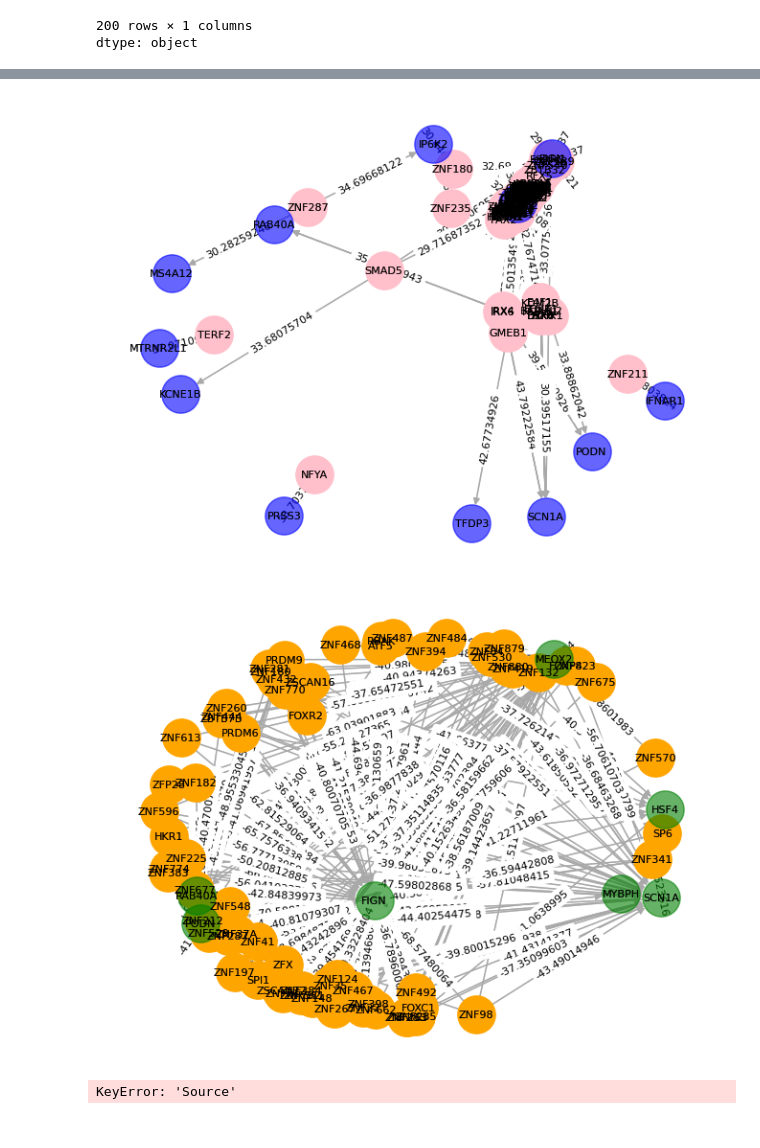
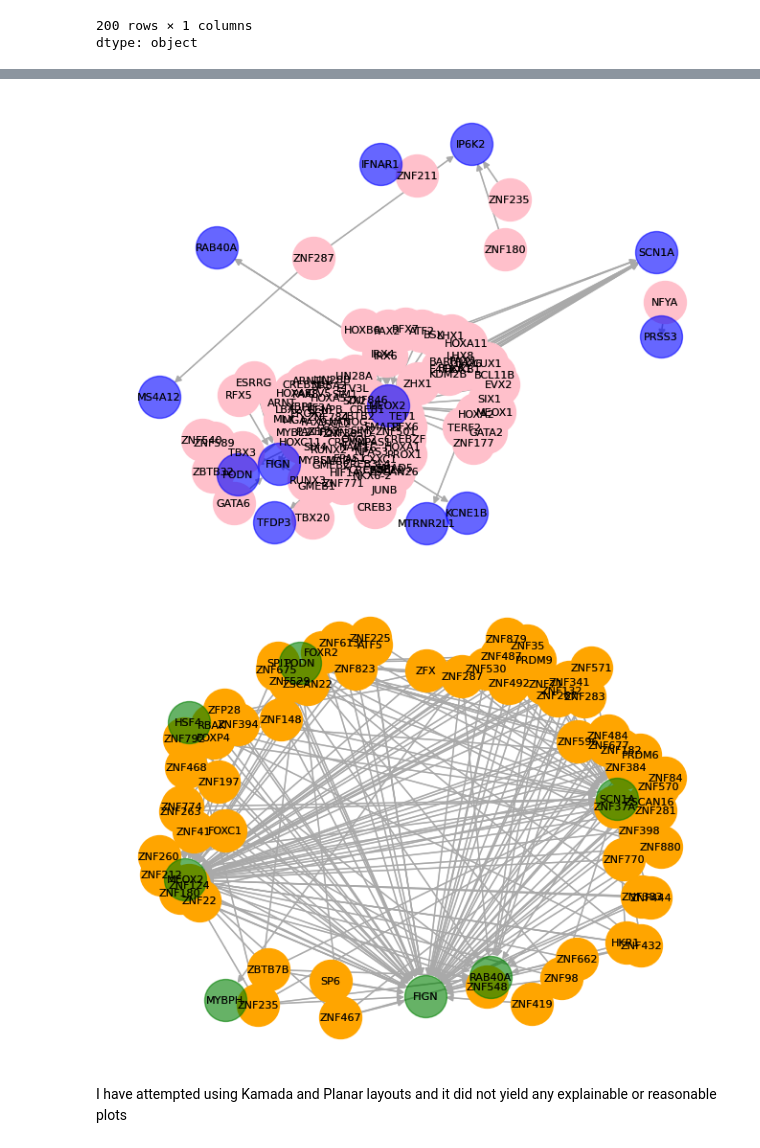
Before and after one commit to Guliko24/NetZoo_network, a Jupyter notebook: GRN_7.ipynb, the cells around one changed output, grey strips where cells are left out. Drawn from its saved outputs; the diff is of its cells as text; code cells hidden in the pictures.

```diff
--- a/GRN_7.ipynb
+++ b/GRN_7.ipynb
@@ -451,39 +451,39 @@ plt.show()
 import matplotlib.pyplot as plt
 import networkx as nx
 import pandas as pd
 
 # Example dataframes (replace these with your actual data)
 # top_200_positive_df = pd.DataFrame({'Source': ..., 'Target': ..., 'Edge weight': ...})
 # top_200_negative_df = pd.DataFrame({'Source': ..., 'Target': ..., 'Edge weight': ...})
 
 # Initialize directed graph for positive interactions
 G_positive = nx.DiGraph()
 
 # Add edges from the dataframe to the directed graph
 for _, row in top_200_positive_df.iterrows():
     G_positive.add_edge(row['Source'], row['Target'], weight=row['Edge weight'])
 
 # Set a layout for the graph
-pos = nx.spring_layout(G_positive)
+pos = nx.spring_layout(G_positive, k=0.6, iterations=30)
 
 # Separate nodes based on Source and Target
 source_nodes = set(top_200_positive_df['Source'])
 target_nodes = set(top_200_positive_df['Target'])
 
 # Draw the source nodes in pink
-nx.draw(G_positive, pos, with_labels=True, node_size=800, nodelist=source_nodes, node_color="pink", font_size=8, edge_color='darkgrey')
+nx.draw(G_positive, pos, with_labels=True, node_size=1000, nodelist=source_nodes, node_color="pink", font_size=8, edge_color='darkgrey')
 
 # Draw the target nodes in blue, without overriding the previously drawn source nodes
-nx.draw(G_positive, pos, with_labels=True, node_size=800, nodelist=target_nodes, node_color="blue", alpha=0.6, font_size=8, edge_color='darkgrey')
+nx.draw(G_positive, pos, with_labels=True, node_size=1000, nodelist=target_nodes, node_color="blue", alpha=0.6, font_size=8, edge_color='darkgrey')
 
 # Draw edge labels to show weights with smaller font size
-edge_labels = nx.get_edge_attributes(G_positive, 'weight')
-nx.draw_networkx_edge_labels(G_positive, pos, edge_labels=edge_labels, font_size=8)
+#edge_labels = nx.get_edge_attributes(G_positive, 'weight')
+#nx.draw_networkx_edge_labels(G_positive, pos, edge_labels=edge_labels, font_size=8)
 
 # Show the plot
 plt.show()
 # %% [output]
-[figure, old version]
+[figure, new version]
 # %%
 import matplotlib.pyplot as plt
 import networkx as nx
@@ -498,48 +498,23 @@ for _, row in top_200_negative_df.iterrows():
     G_negative.add_edge(row['Source'], row['Target'], weight=row['Edge weight'])
 
 # Set a layout for the graph
-pos = nx.spring_layout(G_negative)
+pos = nx.spring_layout(G_negative, k=0.6, iterations=30)
 
 # Separate nodes based on Source and Target
 source_nodes = set(top_200_negative_df['Source'])
 target_nodes = set(top_200_negative_df['Target'])
 
 # Draw the source nodes in pink
-nx.draw(G_negative, pos, with_labels=True, node_size=800, nodelist=source_nodes, node_color="orange", font_size=8, edge_color='darkgrey')
+nx.draw(G_negative, pos, with_labels=True, node_size=1000, nodelist=source_nodes, node_color="orange", font_size=8, edge_color='darkgrey')
 
 # Draw the target nodes in blue, without overriding the previously drawn source nodes
-nx.draw(G_negative, pos, with_labels=True, node_size=800, nodelist=target_nodes, node_color="green", alpha=0.6, font_size=8, edge_color='darkgrey')
+nx.draw(G_negative, pos, with_labels=True, node_size=1000, nodelist=target_nodes, node_color="green", alpha=0.6, font_size=8, edge_color='darkgrey')
 
 # Draw edge labels to show weights with smaller font size
-edge_labels = nx.get_edge_attributes(G_negative, 'weight')
-nx.draw_networkx_edge_labels(G_negative, pos, edge_labels=edge_labels, font_size=8)
+#edge_labels = nx.get_edge_attributes(G_negative, 'weight')
+#nx.draw_networkx_edge_labels(G_negative, pos, edge_labels=edge_labels, font_size=8)
 
 # Show the plot
 plt.show()
 # %% [output]
-[figure, old version]
+[figure, new version]
-# %%
-import matplotlib.pyplot as plt
-import networkx as nx
-
-# Set a layout for the graph
-pos = nx.spring_layout(G_positive)
-
-# Separate the nodes into "Source" and "Target"
-source_nodes = set(G_positive['Source'])
-target_nodes = set(G_positive['Target'])
-
-# Draw the source nodes in pink
-nx.draw(G_positive, pos, with_labels=True, node_size=200, nodelist=source_nodes, node_color="pink", font_size=8, edge_color='darkgrey')
-
-# Draw the target nodes in blue, without overriding the previously drawn source nodes
-nx.draw(G_positive, pos, with_labels=True, node_size=200, nodelist=target_nodes, node_color="blue", alpha=0.6, font_size=8, edge_color='darkgrey')
-
-# Draw edge labels to show weights with smaller font size
-edge_labels = nx.get_edge_attributes(G_positive, 'Edge weight')
-nx.draw_networkx_edge_labels(G_positive, pos, edge_labels=edge_labels, font_size=8)
-
-# Show the plot
-plt.show()
-# %% [output]
-KeyError: 'Source'
@@ -568,0 +521,2 @@ plt.show()
+# %% [markdown]
+I have attempted using Kamada and Planar layouts and it did not yield any explainable or reasonable plots
```
Also changed, not shown: parts of 2 cells of this notebook.
